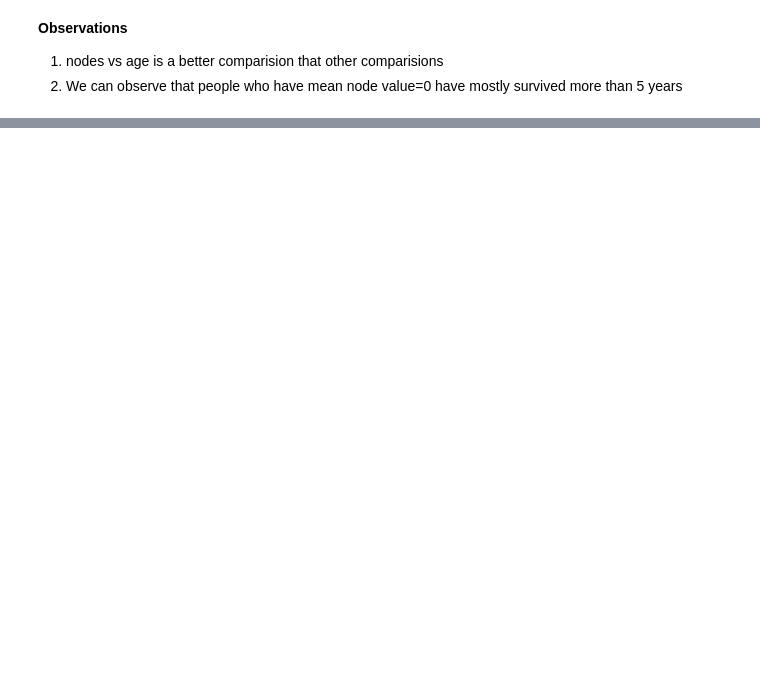
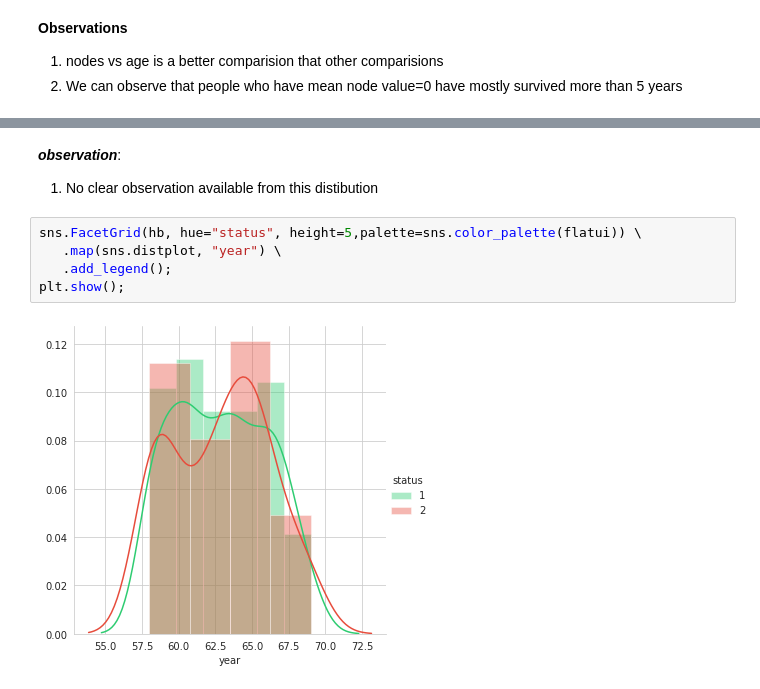
Before and after one commit to raghu66669999/AAIC, a Jupyter notebook: Exploratory Data Analysis..ipynb, the cells around one changed output, grey strips where cells are left out. Drawn from its saved outputs; the diff is of its cells as text; blank space fills up the shorter version.

```diff
--- a/Exploratory Data Analysis..ipynb
+++ b/Exploratory Data Analysis..ipynb
@@ -423,0 +179,10 @@ stats.kstest(x,'norm')
+# %% [markdown]
+***observation***:
+1. No clear observation available from this distibution
+# %%
+sns.FacetGrid(hb, hue="status", height=5,palette=sns.color_palette(flatui)) \
+   .map(sns.distplot, "year") \
+   .add_legend();
+plt.show();
+# %% [output]
+[figure, added]
```
Also changed, not shown: parts of 56 cells of this notebook.
